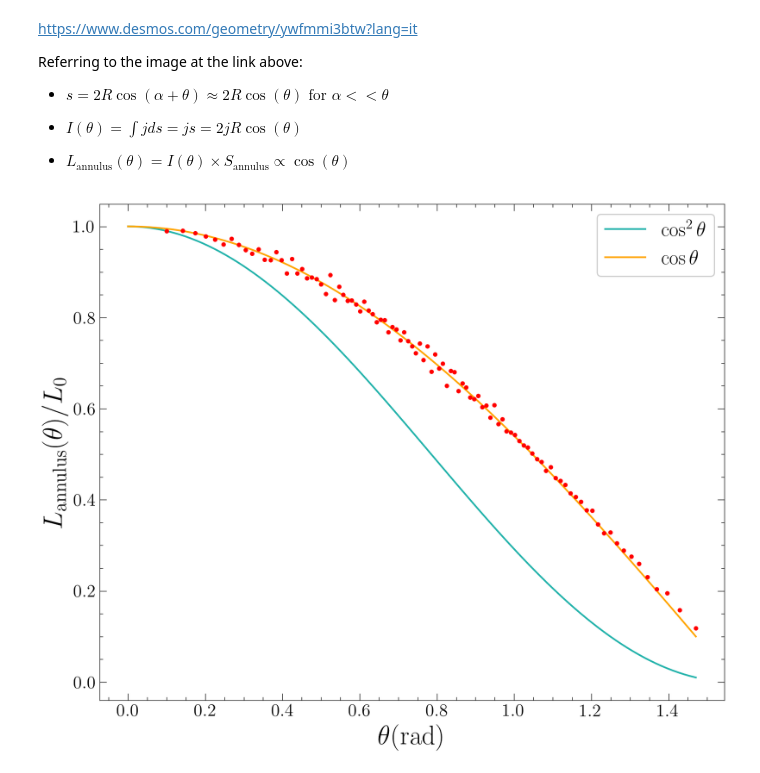
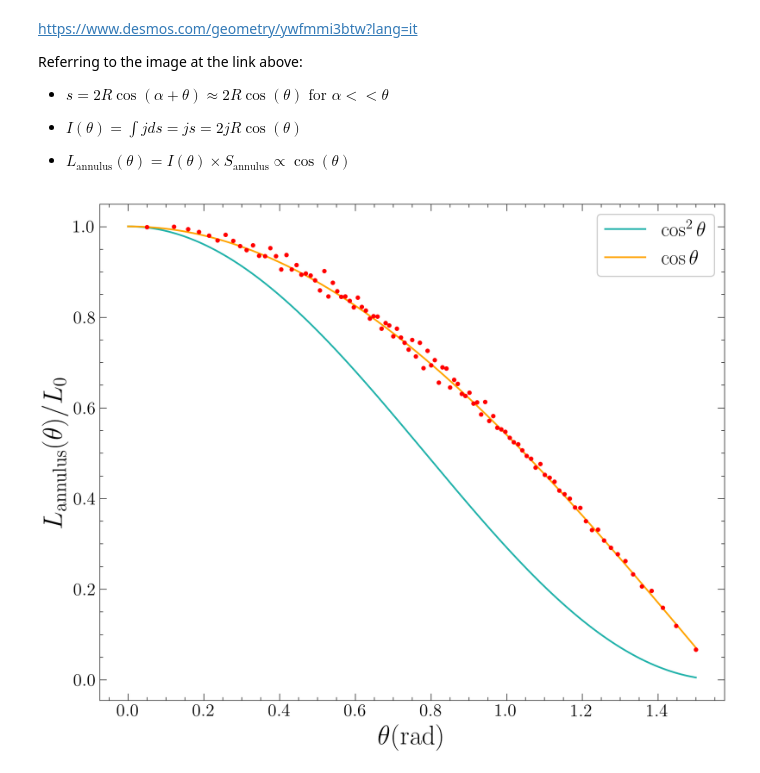
Before and after one commit to M-Bianchi/Laboratory-of-Data-Acquisition, a Jupyter notebook: sphere_simulation.ipynb, the cells around one changed output. Saved outputs shown, nothing was run; the diff lists cells and outputs as text; code cells hidden in the pictures.

```diff
--- a/sphere_simulation.ipynb
+++ b/sphere_simulation.ipynb
@@ -129,15 +129,16 @@ Referring to the image at the link above:
 
 * $L_\text{annulus} (\theta) = I(\theta) \times S_\text{annulus} \propto \cos(\theta)$
 # %%
-theta = np.arcsin(radii[:-1]/radius)
-C_norm = 0.67/np.mean(annuli_flux[:-1])
-plt.errorbar(theta[1:], annuli_flux[:-1]*C_norm, fmt='o', color='red', markersize=3)
+mean_radii = (radii[1:] + radii[:-1])/2
+theta = np.arcsin(mean_radii/radius)
+C_norm = 0.67/np.mean(annuli_flux)
+plt.errorbar(theta, annuli_flux*C_norm, fmt='o', color='red', markersize=3)
 
-theta_dense = np.linspace(0, np.max(theta), 100)
+theta_dense = np.linspace(0, np.max(theta), 1000)
 plt.plot(theta_dense, np.cos(theta_dense)**2, color='lightseagreen', label='$\cos^2 \\theta$')
 plt.plot(theta_dense, np.cos(theta_dense), color='orange', label='$\cos \\theta$')
 plt.xlabel('$\\theta (\\text{rad})$')
 plt.ylabel('$L_\\text{annulus} (\\theta)/L_0$')
 plt.legend();
 # %% [output]
-[figure, old version]
+[figure, new version]
```
